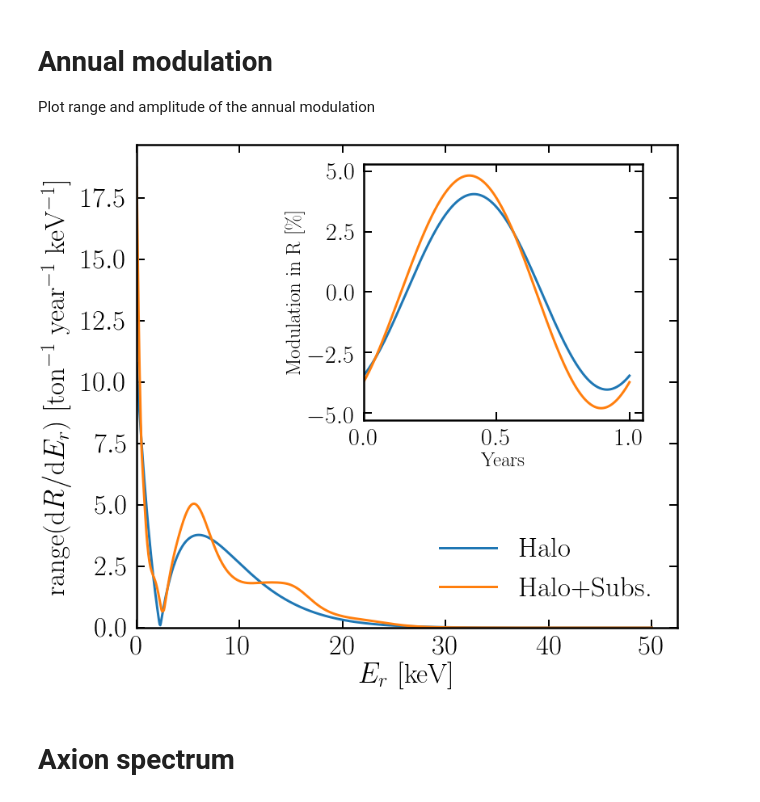
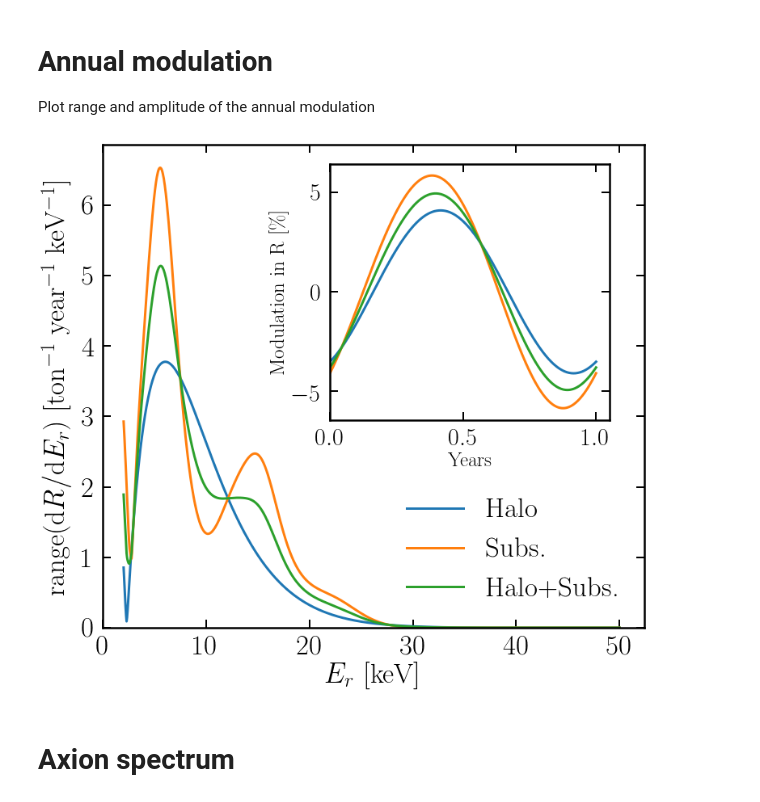
Before and after one commit to cajohare/DarkShards, a Jupyter notebook: code/PlotShards.ipynb, the cells around one changed output. Saved outputs shown, nothing was run; the diff lists cells and outputs as text; code cells hidden in the pictures.

Commit message:
shards update

```diff
--- a/code/PlotShards.ipynb
+++ b/code/PlotShards.ipynb
@@ -38,7 +38,7 @@ dat = loadtxt('../shards.txt',delimiter=',')
 
 # Speed distributions
 fv_Iso = SpeedDist_Isotropic(v,v_lab,v0,v_esc)
-plt.plot(v,1e3*fv_Iso,'k-',linewidth=3,label=r'SHM')
+plt.plot(v,1e3*fv_Iso,'-',linewidth=3,label=r'SHM')
 
 nshards = 21
 xi_halo = 0.8
@@ -47,15 +47,16 @@ fv = zeros(shape=(nshards,n))
 for i in range(0,nshards):
     v_s = dat[i,0:3]
     sig_s = dat[i,6:9]
-    fv[i,:] = xi_s*SpeedDist_3D(v,(v_lab-v_s),sig_s)
-    plt.fill_between(v,1e3*fv[i,:]*10,linewidth=3,alpha=0.1)
+    fv[i,:] = SpeedDist_3D(v,(v_lab-v_s),sig_s)/(1.0*nshards)
+    plt.fill_between(v,1e3*fv[i,:],linewidth=3,alpha=0.1)
     sigr = sig_s[0]
     sigphi = sig_s[1]
     sigz = sig_s[2]
     beta = 1.0-(sigr**2.0+sigz**2.0)/(2*sigr**2.0)
     print i,":    V_str = ",v_s,"|     sigma_str = ",sig_s
 
-plt.plot(v,1e3*(sum(fv,0)+xi_halo*fv_Iso),'r-',linewidth=3,label=r'Shards')
+plt.plot(v,1e3*sum(fv,0),'-',linewidth=3,label=r'Shards')
+plt.plot(v,1e3*(0.5*sum(fv,0)+0.5*fv_Iso),'-',linewidth=3,label=r'Halo+Shards')
 
 # Plot fiddling
 ax.set_xlim(left=0.0)
@@ -104,11 +105,11 @@ sigma_p = 1.0e-45
 n = 1000
 E_th = 2.0
 E_max = 50.0
-E = linspace(0.01,E_max,n)
+E = linspace(2.0,E_max,n)
 v_min = MinimumWIMPSpeed(E,A,m_chi)
 
 
-xi_halo = 0.5
+xi_halo = 0.0
 xi_s = (1.0-xi_halo)/(1.0*nshards)
 
 # Loop over times
@@ -124,7 +125,7 @@ for i in range(0,ndays):
     gmin = xi_halo*gmin0
     for isub in range(0,nshards):
         v_spin = dat[isub,0:3]
-        v0_str = sqrt(sum(dat[isub,6:9]**2.0))/(3.0*sqrt(2.0))
+        v0_str = norm(dat[isub,6:9])/(3.0*sqrt(2.0))
         gmin += xi_s*gvmin_Isotropic(v_min,v_lab-v_spin,v0_str,v_esc)
 
     dR[i,:] = diffRecoilRate_SI(E,gmin,A,sigma_p,m_chi,rho_0=0.55)
@@ -148,37 +149,41 @@ ax2 = fig.add_axes([left, bottom, width, height])
 
 plt.sca(ax1)
 plt.plot(E,Rdiff0,label='Halo',linewidth=3)
-plt.plot(E,Rdiff,label='Halo+Subs.',linewidth=3)
+plt.plot(E,Rdiff,label='Subs.',linewidth=3)
+plt.plot(E,0.5*Rdiff+0.5*Rdiff0,label='Halo+Subs.',linewidth=3)
+
 plt.xticks(fontsize=35)
 plt.yticks(fontsize=35)
 plt.xlabel(r"$E_r$ [keV]",fontsize=35);
 plt.ylabel(r"range($\textrm{d}R/\textrm{d}E_r$) [ton$^{-1}$ year$^{-1}$ keV$^{-1}$]" ,fontsize=35,labelpad=10);
 plt.legend(fontsize=35,frameon=False,loc='lower right')
 
 plt.sca(ax2)
 R0mid = (max(R0)+min(R0))/2.0
 Rmid = (max(R)+min(R))/2.0
 plt.plot(days/365,100*(R0-R0mid)/R0mid,label='Halo',linewidth=3)
-plt.plot(days/365,100*(R-Rmid)/Rmid,label='Halo+Subs.',linewidth=3)
+plt.plot(days/365,100*(R-Rmid)/Rmid,label='Shards',linewidth=3)
+plt.plot(days/365,50*(R-Rmid)/Rmid+50*(R0-R0mid)/R0mid,label='Halo+Shards',linewidth=3)
+
 plt.xticks(fontsize=35)
 plt.yticks(fontsize=35)
 plt.xlabel(r"Years",fontsize=25);
 plt.ylabel(r"Modulation in R [\%]" ,fontsize=25);
 
 ax1.set_xlim(left=0.0)
 ax1.set_ylim(bottom=0.0)
 ax1.tick_params(which='major',direction='in',width=2,length=10,right=True,top=True,pad=10)
 ax1.tick_params(which='minor',direction='in',width=1,length=7,right=True,top=True)
 ax2.set_xlim(left=0.0)
 ax2.tick_params(which='major',direction='in',width=2,length=10,right=True,top=True,pad=10,labelsize=30)
 ax2.tick_params(which='minor',direction='in',width=1,length=7,right=True,top=True)
 
 
 plt.show()
 fig.savefig('../plots/'+pltname+'.pdf',bbox_inches='tight')
 fig.savefig('../plots/plots_png/'+pltname+'.png',bbox_inches='tight')
 # %% [output]
-[figure, old version]
+[figure, new version]
 # %% [markdown]
 # Axion spectrum
 # %%
```
Also changed, not shown: parts of 3 cells of this notebook, 8 other files.
